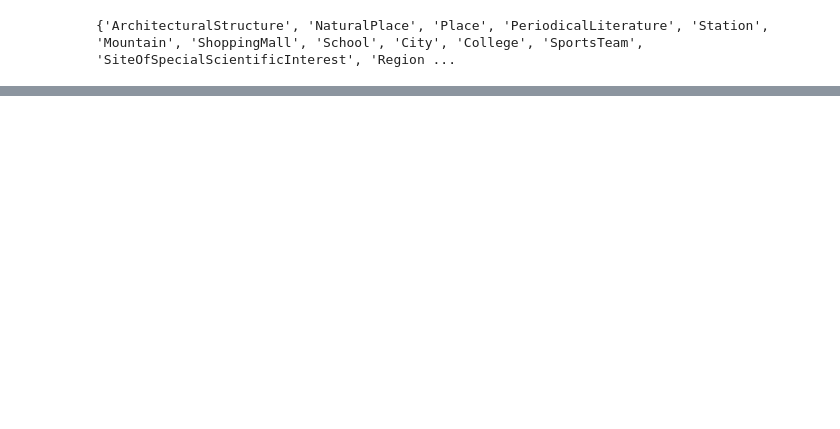
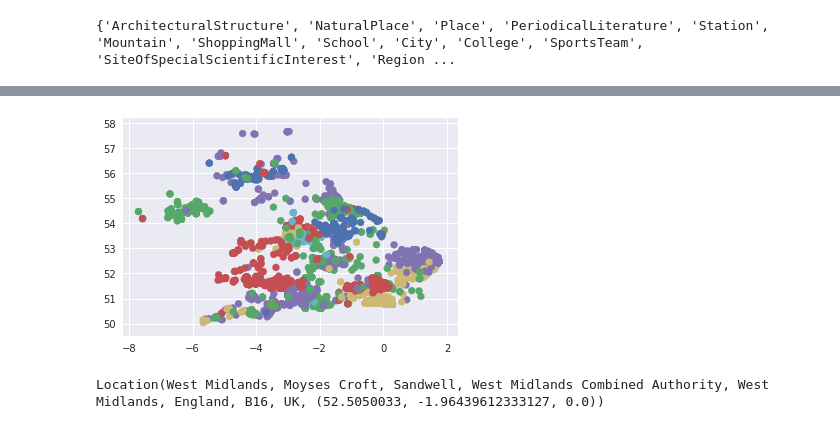
Before and after one commit to ndilsou/location-filter, a Jupyter notebook: notebooks/scratchpad.ipynb, the cells around one changed output, grey strips where cells are left out. Cells and saved outputs as stored; diff of their text form; code cells hidden in the pictures; blank space fills up the shorter version.

Commit message:
started modelling of location relevance to publisher

```diff
--- a/notebooks/scratchpad.ipynb
+++ b/notebooks/scratchpad.ipynb
@@ -263,0 +252,14 @@ print(origin_types)
+# %%
+uri_index = utils.get_annotation_uri_index(raw_annotations, raw_locations)
+location_index = utils.get_location_index(raw_locations)
+# %%
+pub_feature_set = []
+columns = ["publisher", "lat", "lng", "origin_type", "name", "nuts_region", "local_government_area", "id"]
+for article in raw_articles:
+    for annotation in article["annotation_uri"]:
+        if annotation in uri_index.keys():
+            locations = uri_index[annotation]["locations"]
+            for location in locations:
+                pub_feature_set.append((utils.clean_publisher(article["publisher"]),
+                                        *(location[c] for c in columns[1:])))
+pub_feature_set = pd.DataFrame(pub_feature_set, columns=columns)
@@ -263,0 +276,3 @@ print(origin_types)
+# %%
+publishers = pub_feature_set["publisher"].unique()
+palette = {pub: pal for pub, pal in zip(publishers, sns.palettes.color_palette(n_colors=len(publishers)))}
@@ -263,0 +283,4 @@ print(origin_types)
+# %%
+n = 100
+publishers.sort()
+large_publishers = publishers[pub_feature_set.groupby("publisher")["publisher"].count() > n]
@@ -263,0 +318,7 @@ print(origin_types)
+# %%
+for pub in large_publishers:
+    features = pub_feature_set[pub_feature_set["publisher"] == pub]
+    color_map = [palette[p] for p in features["publisher"]]
+    plt.scatter(features["lng"], features["lat"], color=color_map);
+# %% [output]
+[figure, added]
@@ -263,0 +327,4 @@ print(origin_types)
+# %%
+geolocator.geocode("West Midlands")
+# %% [output]
+Location(West Midlands, Moyses Croft, Sandwell, West Midlands Combined Authority, West Midlands, England, B16, UK, (52.5050033, -1.96439612333127, 0.0))
```
Also changed, not shown: parts of 57 cells of this notebook, 6 other files.
